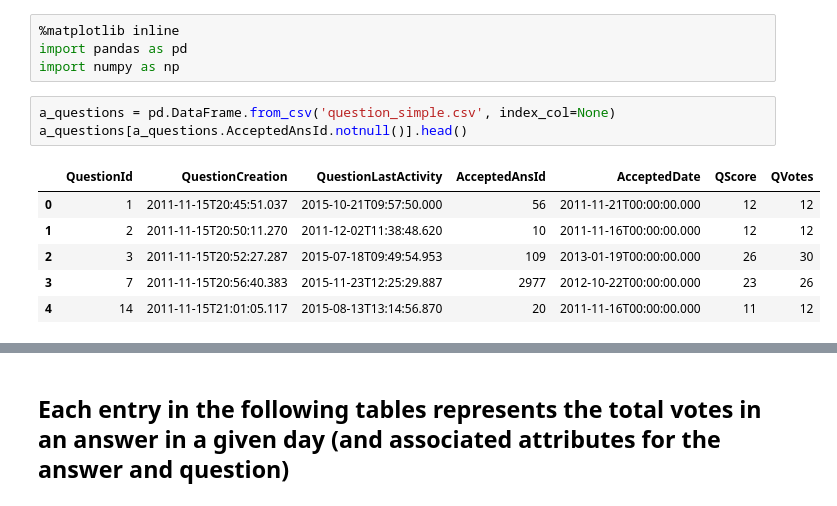
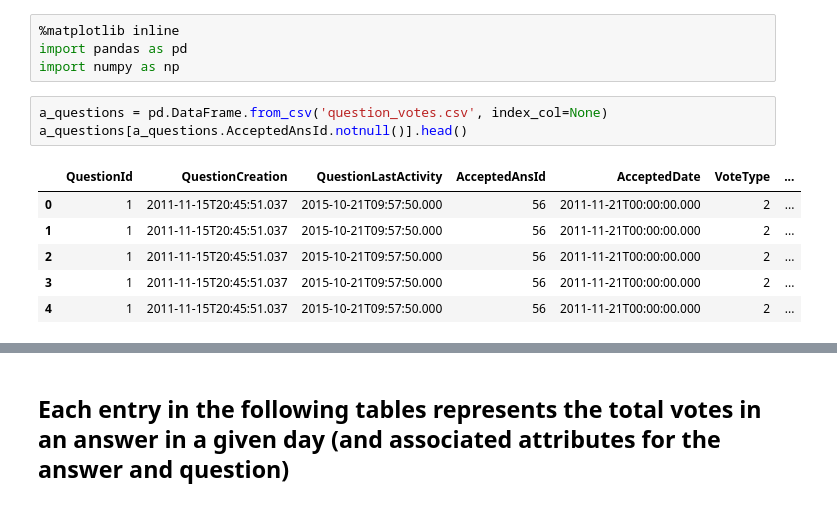
Before and after one commit to JoelDan192/Predictive-model-for-the-voting-system-in-SE-network, a Jupyter notebook: spanish_site/Answer_votes.ipynb, the cells around one changed output, grey strips where cells are left out. Saved outputs shown, nothing was run; the diff lists cells and outputs as text.

```diff
--- a/spanish_site/Answer_votes.ipynb
+++ b/spanish_site/Answer_votes.ipynb
@@ -3,12 +3,12 @@
 import pandas as pd
 import numpy as np
 # %%
-a_questions = pd.DataFrame.from_csv('question_simple.csv', index_col=None)
+a_questions = pd.DataFrame.from_csv('question_votes.csv', index_col=None)
 a_questions[a_questions.AcceptedAnsId.notnull()].head()
 # %% [output]
-|  | QuestionId | QuestionCreation | QuestionLastActivity | AcceptedAnsId | AcceptedDate | QScore | QVotes |
-| 0 | 1 | 2011-11-15T20:45:51.037 | 2015-10-21T09:57:50.000 | 56 | 2011-11-21T00:00:00.000 | 12 | 12 |
-| 1 | 2 | 2011-11-15T20:50:11.270 | 2011-12-02T11:38:48.620 | 10 | 2011-11-16T00:00:00.000 | 12 | 12 |
-| 2 | 3 | 2011-11-15T20:52:27.287 | 2015-07-18T09:49:54.953 | 109 | 2013-01-19T00:00:00.000 | 26 | 30 |
-| 3 | 7 | 2011-11-15T20:56:40.383 | 2015-11-23T12:25:29.887 | 2977 | 2012-10-22T00:00:00.000 | 23 | 26 |
-| 4 | 14 | 2011-11-15T21:01:05.117 | 2015-08-13T13:14:56.870 | 20 | 2011-11-16T00:00:00.000 | 11 | 12 |
+|  | QuestionId | QuestionCreation | QuestionLastActivity | AcceptedAnsId | AcceptedDate | VoteType | ... |
+| 0 | 1 | 2011-11-15T20:45:51.037 | 2015-10-21T09:57:50.000 | 56 | 2011-11-21T00:00:00.000 | 2 | ... |
+| 1 | 1 | 2011-11-15T20:45:51.037 | 2015-10-21T09:57:50.000 | 56 | 2011-11-21T00:00:00.000 | 2 | ... |
+| 2 | 1 | 2011-11-15T20:45:51.037 | 2015-10-21T09:57:50.000 | 56 | 2011-11-21T00:00:00.000 | 2 | ... |
+| 3 | 1 | 2011-11-15T20:45:51.037 | 2015-10-21T09:57:50.000 | 56 | 2011-11-21T00:00:00.000 | 2 | ... |
+| 4 | 1 | 2011-11-15T20:45:51.037 | 2015-10-21T09:57:50.000 | 56 | 2011-11-21T00:00:00.000 | 2 | ... |
```
Also changed, not shown: parts of 21 cells of this notebook, 3 other files.
